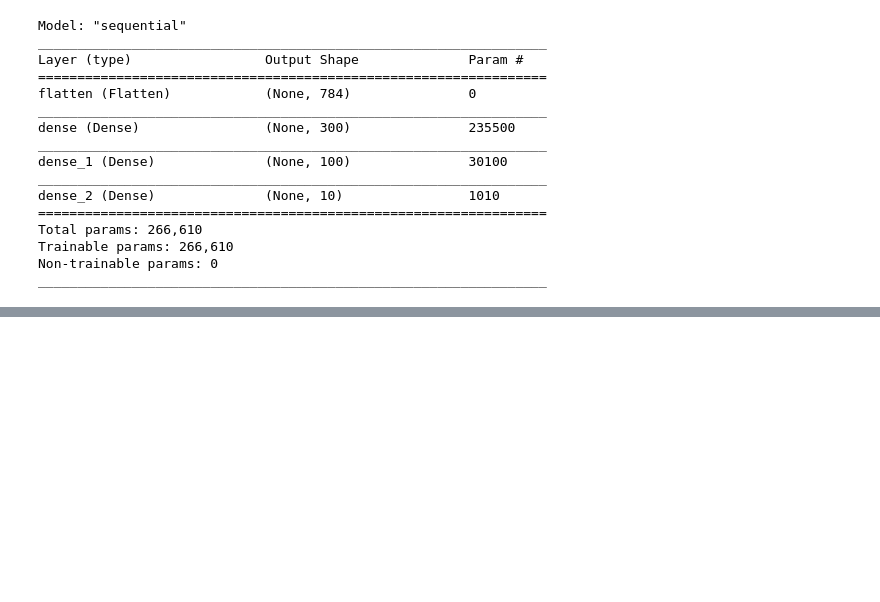
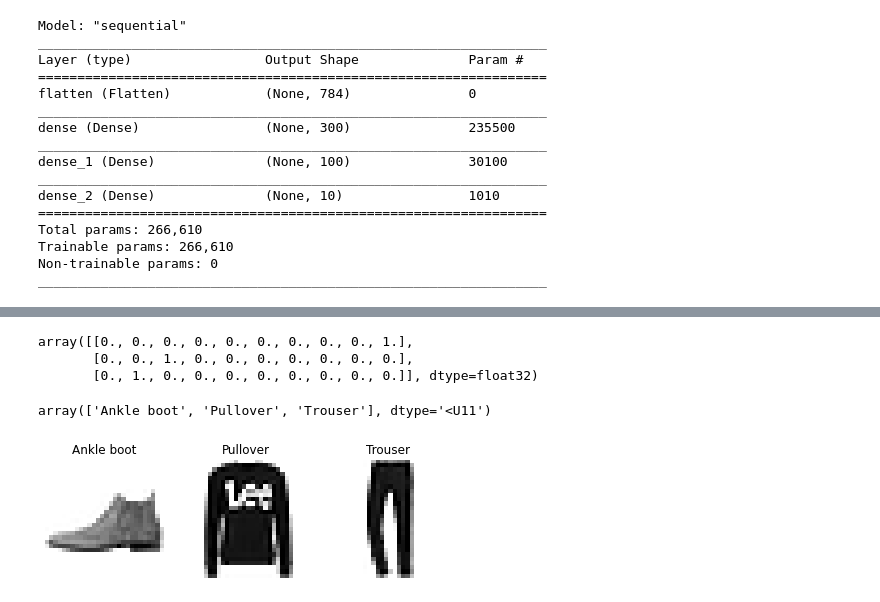
Before and after one commit to tranduckhoatcu/Hands-On-Machine-Learning-with-Scikit-Learn-Keras-and-TensorFlow, a Jupyter notebook: Chapter 10/Untitled.ipynb, the cells around one changed output, grey strips where cells are left out. Drawn from its saved outputs; the diff is of its cells as text; code cells hidden in the pictures; blank space fills up the shorter version.

```diff
--- a/Chapter 10/Untitled.ipynb
+++ b/Chapter 10/Untitled.ipynb
@@ -91,0 +154,25 @@ keras.utils.plot_model(model)
+# %%
+X_new = X_test[:3]
+y_proba = model.predict(X_new)
+y_proba.round(2)
+# %% [output]
+array([[0., 0., 0., 0., 0., 0., 0., 0., 0., 1.],
+       [0., 0., 1., 0., 0., 0., 0., 0., 0., 0.],
+       [0., 1., 0., 0., 0., 0., 0., 0., 0., 0.]], dtype=float32)
+# %%
+import numpy as np
+y_pred = model.predict_classes(X_new)
+np.array(class_names)[y_pred]
+# %% [output]
+array(['Ankle boot', 'Pullover', 'Trouser'], dtype='<U11')
+# %%
+plt.figure(figsize=(7.2, 2.4))
+for index, image in enumerate(X_new):
+    plt.subplot(1, 3, index + 1)
+    plt.imshow(image, cmap="binary", interpolation="nearest")
+    plt.axis('off')
+    plt.title(class_names[y_test[index]], fontsize=12)
+plt.subplots_adjust(wspace=0.2, hspace=0.5)
+plt.show()
+# %% [output]
+[figure, added]
```
Also changed, not shown: parts of 14 cells of this notebook, 1 other file.
